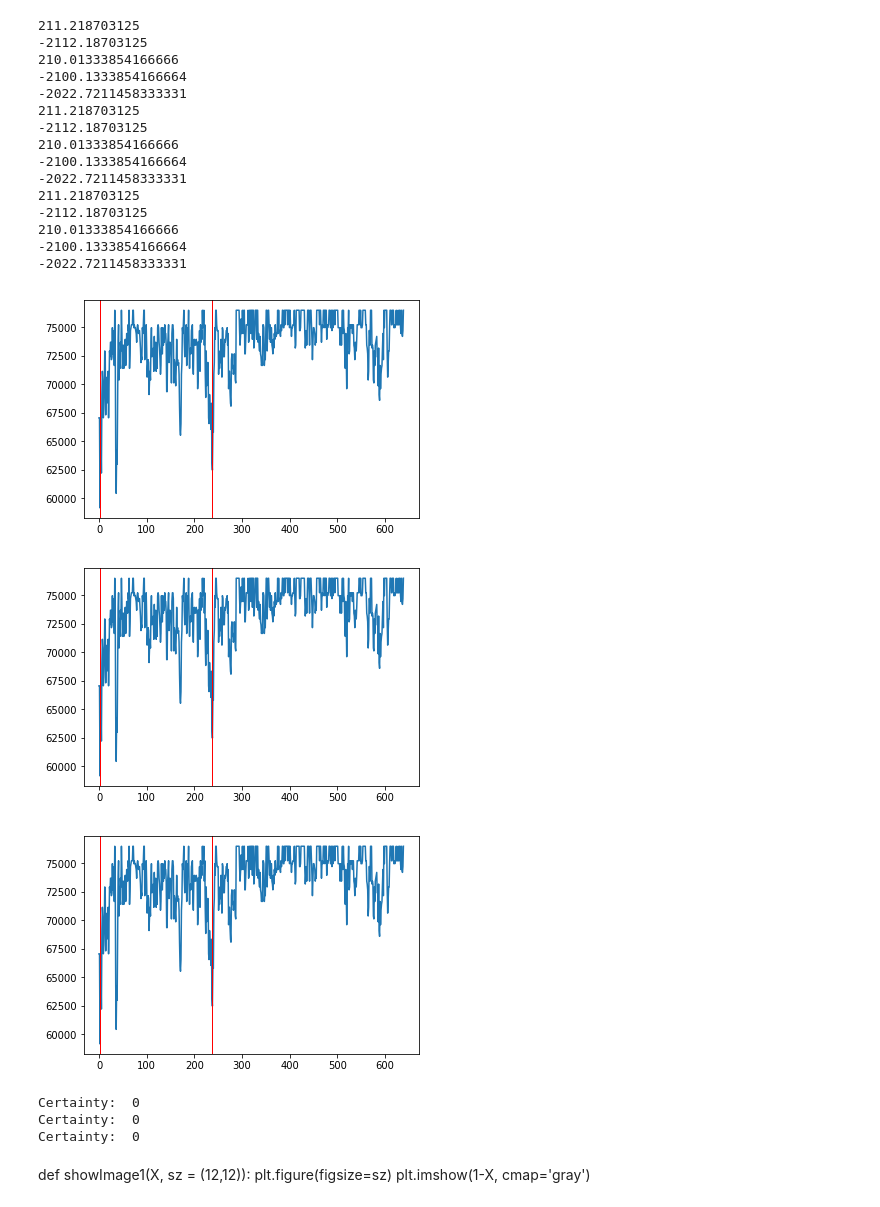
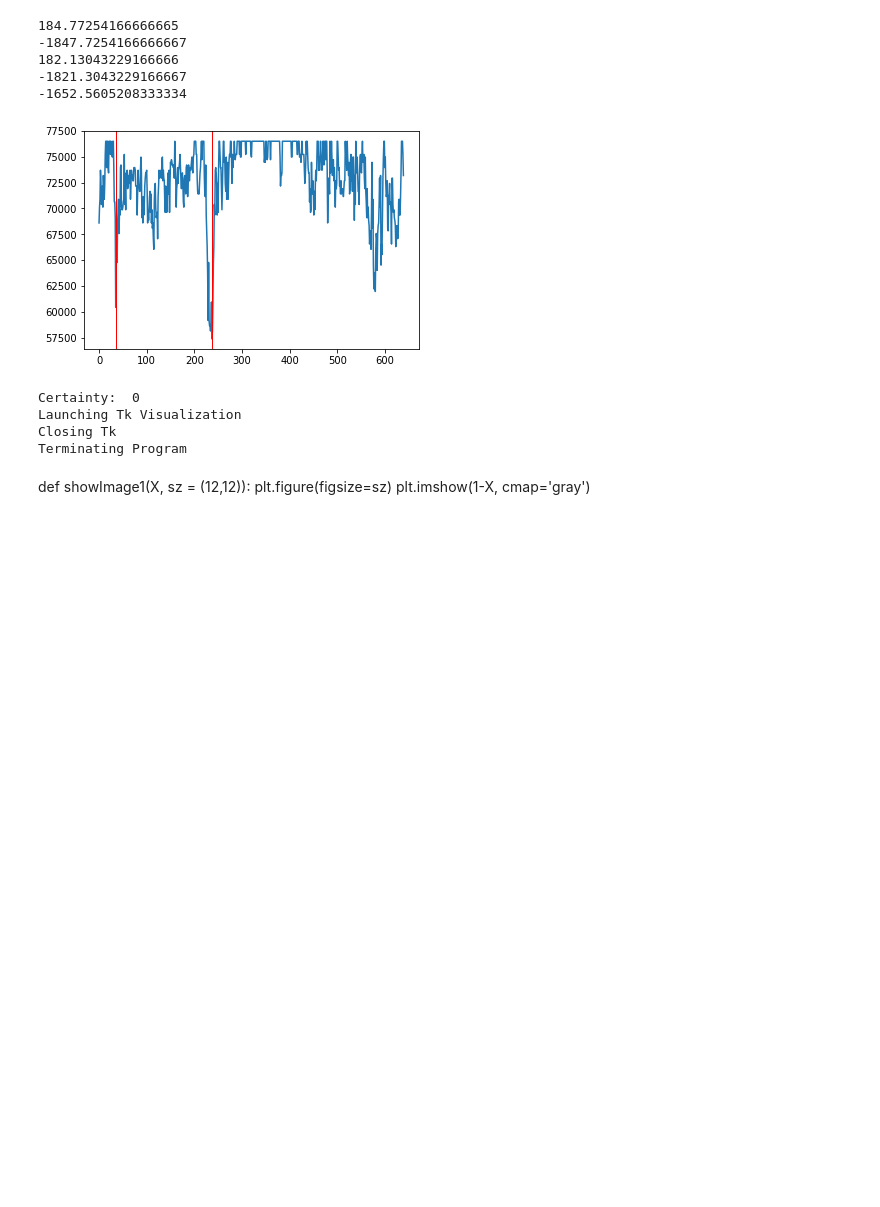
Before and after one commit to MuddSub/vision, a Jupyter notebook: DetectGate.ipynb, the cells around one changed output. Saved outputs shown, nothing was run; the diff lists cells and outputs as text; code cells hidden in the pictures; blank space fills up the shorter version.

Commit message:
Implemented Tkinter Visualization

```diff
--- a/DetectGate.ipynb
+++ b/DetectGate.ipynb
@@ -438,26 +621,16 @@ def adjust_gamma(image, gamma=1.0):
 # %%
 #newI = mainImg("/Users/Daniel Yang/Desktop/Vision/RoboticsImages/images/training14.png","newImg.png")
 #newI = mainImg("/Users/Daniel Yang/Desktop/Vision/RoboticsImages/images/training20.png","newImg.png")
-newI = mainImg("/Users/summer19/Desktop/Vision/test1/10.jpg","newImg.png")
+root = tk.Tk()
+newI = mainImg("/Users/Daniel Yang/Desktop/Vision/test1/13.jpg","newImg.png")
 # %% [output]
-211.218703125
--2112.18703125
-210.01333854166666
--2100.1333854166664
--2022.7211458333331
-211.218703125
--2112.18703125
-210.01333854166666
--2100.1333854166664
--2022.7211458333331
-211.218703125
--2112.18703125
-210.01333854166666
--2100.1333854166664
--2022.7211458333331
+184.77254166666665
+-1847.7254166666667
+182.13043229166666
+-1821.3043229166667
+-1652.5605208333334
-[figure, old version]
+[figure, new version]
-[figure, removed]
-[figure, removed]
 Certainty:  0
-Certainty:  0
-Certainty:  0
+Launching Tk Visualization
+Closing Tk
+Terminating Program
```
Also changed, not shown: parts of 5 cells of this notebook.
